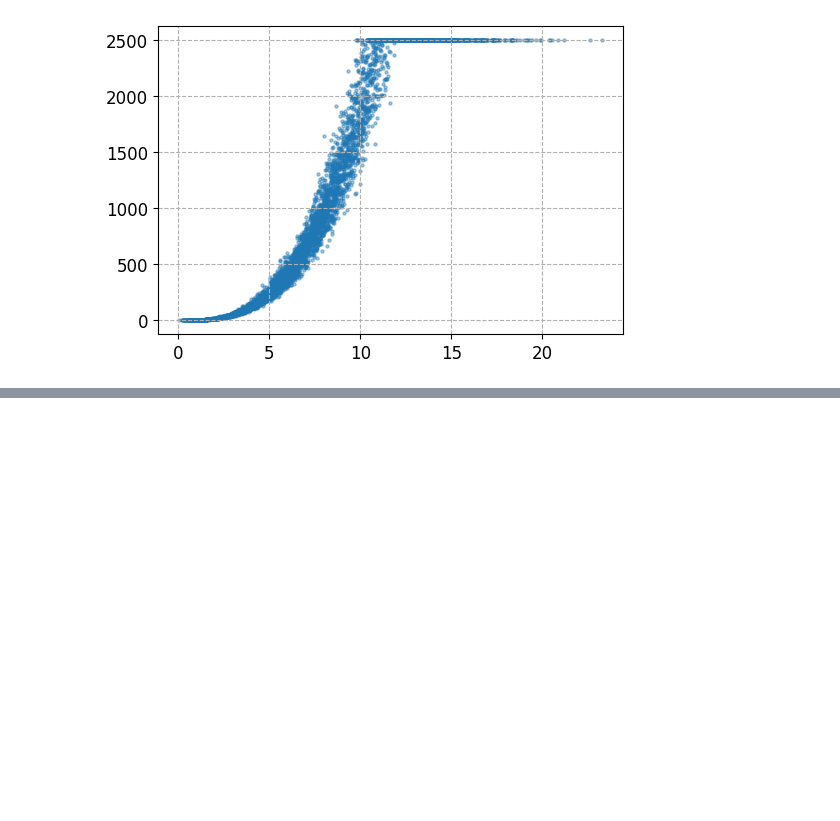
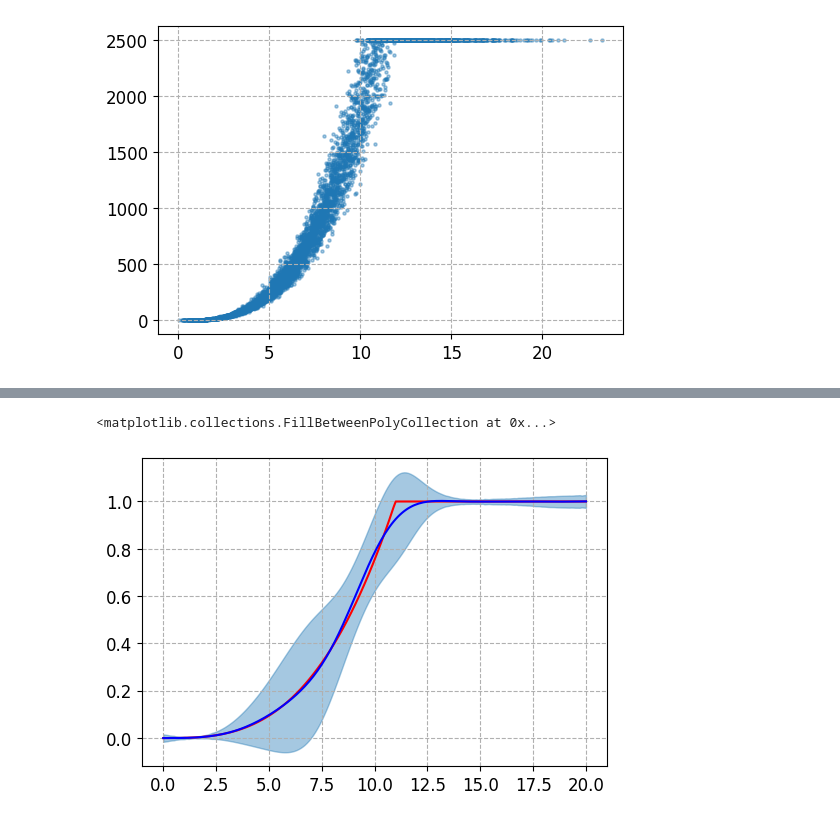
Before and after one commit to steeve-boucherie/pygp-sandbox, a Jupyter notebook: notebooks/demonstrate-pc-gp.ipynb, the cells around one changed output, grey strips where cells are left out. Cells and saved outputs as stored; diff of their text form; code cells hidden in the pictures; blank space fills up the shorter version.

```diff
--- a/notebooks/demonstrate-pc-gp.ipynb
+++ b/notebooks/demonstrate-pc-gp.ipynb
@@ -145,0 +295,27 @@ ax.set(aspect='equal')
+# %%
+test_x = torch.linspace(0, 20, 201)
+test_y = generator.true_signal(test_x) / generator.power_rated
+
+
+model.eval()
+with torch.no_grad():
+    f_pred = model(test_x)
+    y_pred = model.likelihood(f_pred, test_x)
+
+    lower, upper = y_pred.confidence_region()
+
+_, ax = plt.subplots(figsize=(6, 4))
+ax.grid(ls='--')
+
+ax.plot(test_x, test_y, c='r', label='True signal')
+ax.plot(test_x, f_pred.mean, c='blue', label='Pred mean')
+ax.fill_between(
+    test_x,
+    lower,
+    upper,
+    color='tab:blue',
+    alpha=.4,
+)
+# %% [output]
+<matplotlib.collections.FillBetweenPolyCollection at 0x...>
+[figure, added]
```
Also changed, not shown: parts of 40 cells of this notebook.
